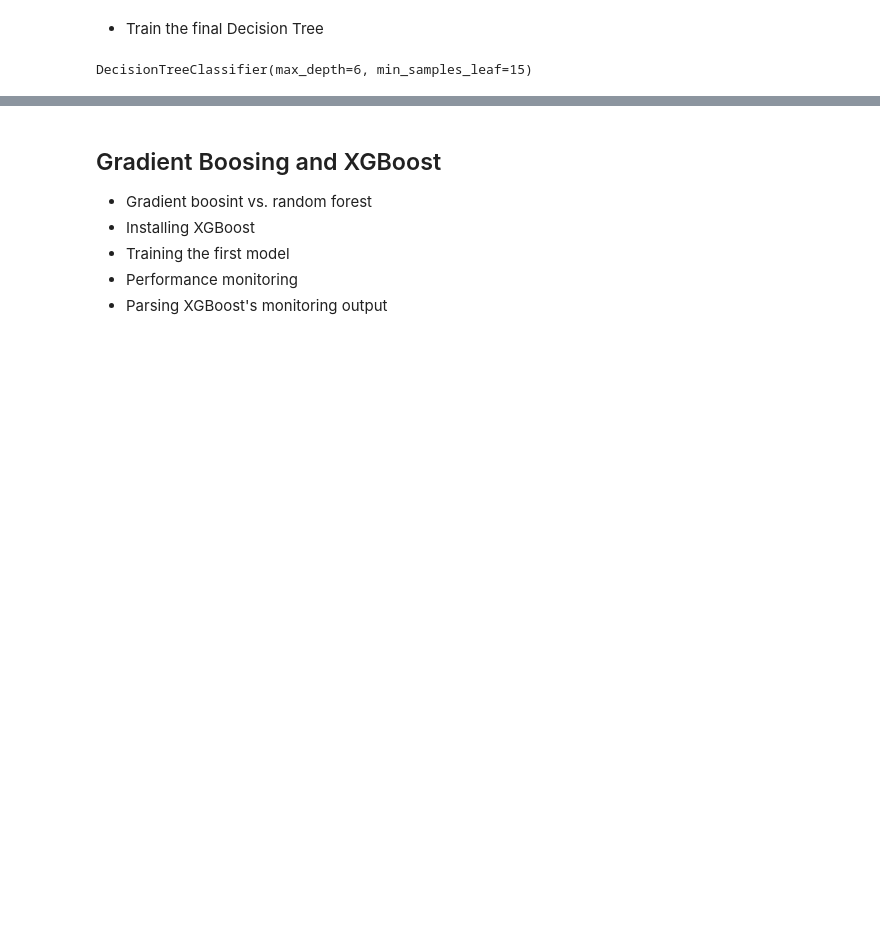
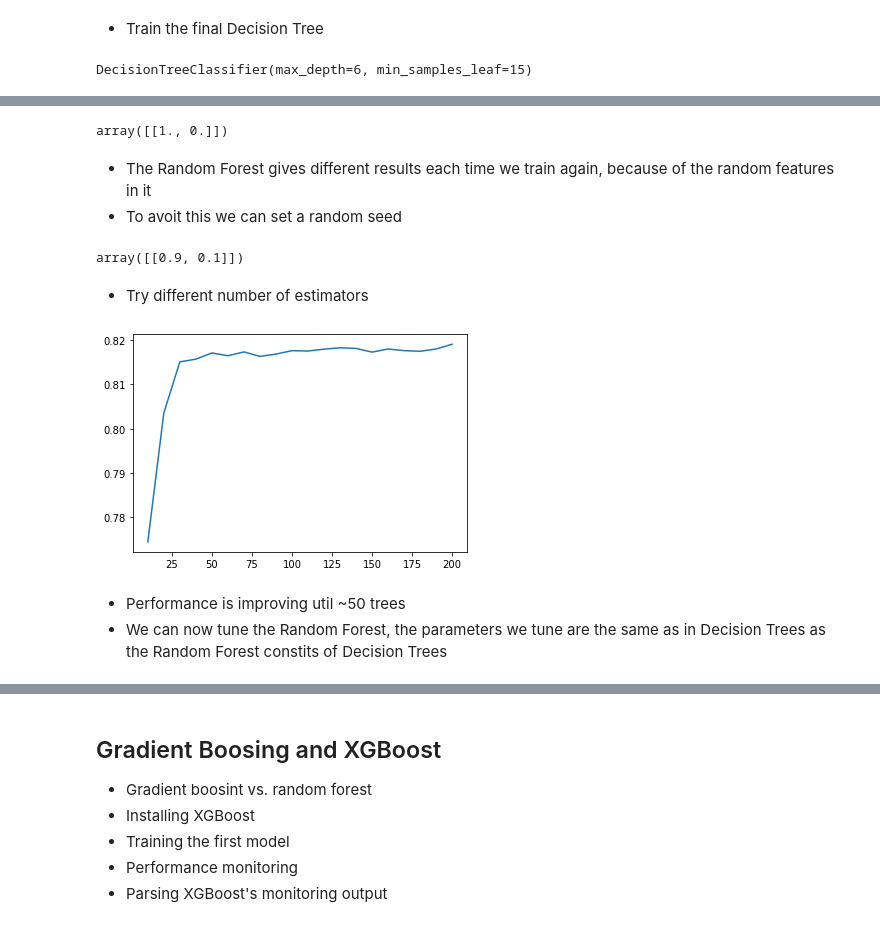
Before and after one commit to froukje/ml-zoomcamp, a Jupyter notebook: week6/Lecture_6_Decision_Trees_Ensemble_Learning.ipynb, the cells around one changed output, grey strips where cells are left out. Drawn from its saved outputs; the diff is of its cells as text; code cells hidden in the pictures; blank space fills up the shorter version.

Commit message:
week6 Random Forest

```diff
--- a/week6/Lecture_6_Decision_Trees_Ensemble_Learning.ipynb
+++ b/week6/Lecture_6_Decision_Trees_Ensemble_Learning.ipynb
@@ -802,0 +810,3 @@ DecisionTreeClassifier(max_depth=6, min_samples_leaf=15)
+# %%
+rf = RandomForestClassifier(n_estimators=10)
+rf.fit(X_train, y_train)
@@ -802,0 +821,39 @@ DecisionTreeClassifier(max_depth=6, min_samples_leaf=15)
+# %%
+# apply the model to an example
+rf.predict_proba(X_val[[0]])
+# %% [output]
+array([[1., 0.]])
+# %% [markdown]
+* The Random Forest gives different results each time we train again, because of the random features in it
+* To avoit this we can set a random seed
+# %%
+rf = RandomForestClassifier(n_estimators=10, random_state=1)
+rf.fit(X_train, y_train)
+
+y_pred = rf.predict_proba(X_val)[:,1]
+
+roc_auc_score(y_val, y_pred)
+rf.predict_proba(X_val[[0]])
+# %% [output]
+array([[0.9, 0.1]])
+# %% [markdown]
+* Try different number of estimators
+# %%
+scores = []
+
+for n in range(10, 201, 10):
+    rf = RandomForestClassifier(n_estimators=n, random_state=1)
+    rf.fit(X_train, y_train)
+
+    y_pred = rf.predict_proba(X_val)[:,1]
+
+    auc = roc_auc_score(y_val, y_pred)
+    scores.append((n, auc))
+# %%
+df_scores = pd.DataFrame(scores, columns=["n_estimators", "auc"])
+plt.plot(df_scores.n_estimators, df_scores.auc);
+# %% [output]
+[figure, added]
+# %% [markdown]
+* Performance is improving util ~50 trees
+* We can now tune the Random Forest, the parameters we tune are the same as in Decision Trees as the Random Forest constits of Decision Trees
```
Also changed, not shown: parts of 24 cells of this notebook, 1 other file.
